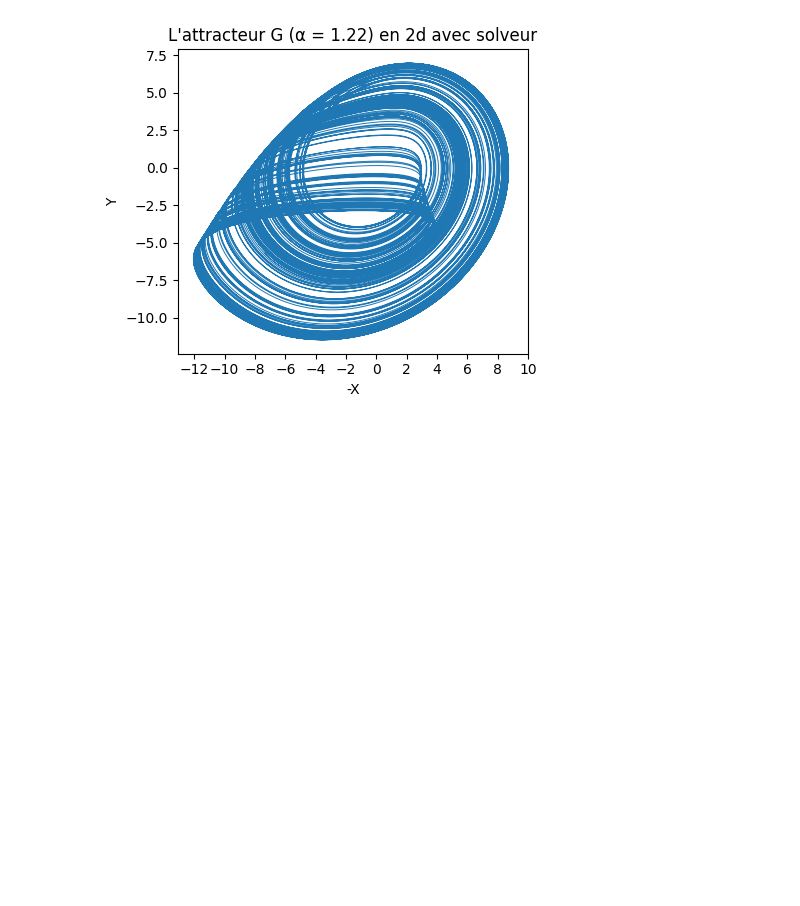
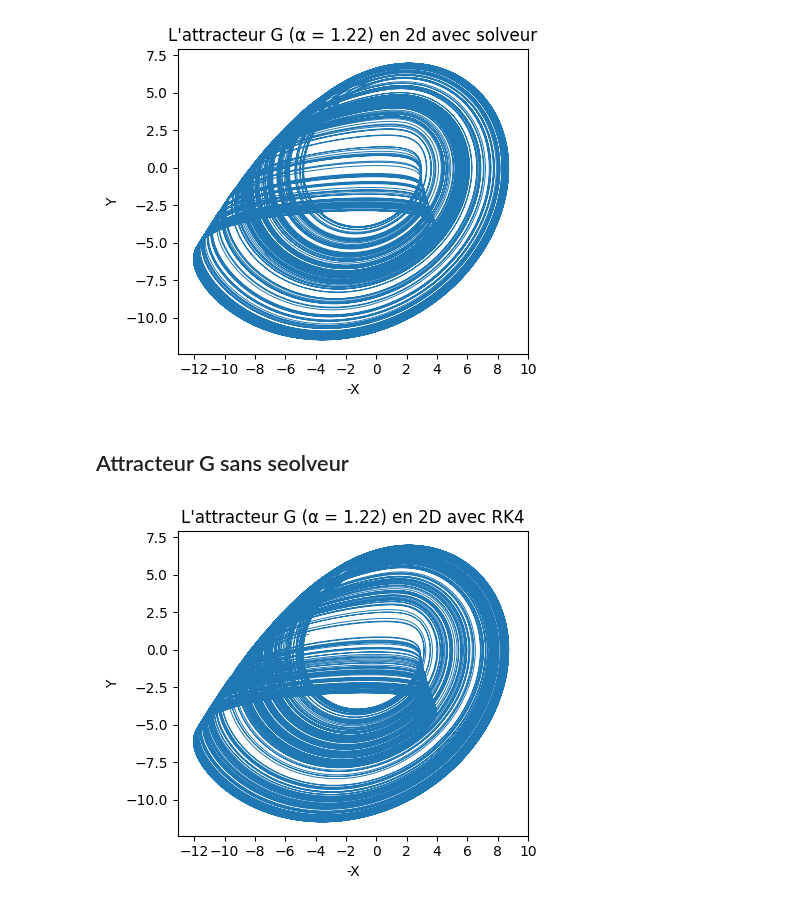
Before and after one commit to nadir-ogd/Analyse-des-attracteurs, a Jupyter notebook: code.ipynb, the cells around one changed output. Drawn from its saved outputs; the diff is of its cells as text; code cells hidden in the pictures; blank space fills up the shorter version.

Commit message:
attracteur G fait avec RK4

```diff
--- a/code.ipynb
+++ b/code.ipynb
@@ -86,3 +86,63 @@ plt.tight_layout()
 plt.show()
 # %% [output]
 [figure]
+# %% [markdown]
+## Attracteur G sans seolveur
+# %%
+import numpy as np
+import matplotlib.pyplot as plt
+
+def rossler_attractor(t, u, alpha):
+    x, y, z = u
+    a = 0.2 + 0.09 * alpha
+    b = 0.2 - 0.06 * alpha
+    c = 5.7 - 1.18 * alpha
+
+    dx_dt = -y - z
+    dy_dt = x + a * y
+    dz_dt = b + z * (x - c)
+
+    return np.array([dx_dt, dy_dt, dz_dt])
+
+def runge_kutta_method(system, initial_conditions, t_values, alpha):
+    h = t_values[1] - t_values[0]
+    num_points = len(t_values)
+
+    results = np.zeros((num_points, len(initial_conditions)))
+    results[0, :] = initial_conditions
+
+    for i in range(1, num_points):
+        k1 = h * system(t_values[i-1], results[i-1, :], alpha)
+        k2 = h * system(t_values[i-1] + h/2, results[i-1, :] + k1/2, alpha)
+        k3 = h * system(t_values[i-1] + h/2, results[i-1, :] + k2/2, alpha)
+        k4 = h * system(t_values[i-1] + h, results[i-1, :] + k3, alpha)
+
+        results[i, :] = results[i-1, :] + (k1 + 2*k2 + 2*k3 + k4)/6
+
+    return results
+
+# Paramètres
+alpha = 1.22
+initial_conditions = [5.288888888, 0, 0]
+t_values = np.linspace(0, 1000, 100000)
+
+# Appliquer la méthode de Runge-Kutta pour résoudre les équations différentielles
+results = runge_kutta_method(rossler_attractor, initial_conditions, t_values, alpha)
+
+# Visualisation en 3D de l'attracteur chaotique
+fig = plt.figure(figsize=(12, 4))
+
+# 2D projection X-Y
+ax1 = fig.add_subplot(131)
+ax1.plot(-results[:, 0], results[:, 1], lw=0.7)
+ax1.set_xlabel('-X')
+ax1.set_ylabel('Y')
+ax1.set_title("L'attracteur G (α = 1.22) en 2D avec RK4")
+
+# Set x-axis points from -12 to 10 with an interval of 2
+ax1.set_xticks(np.arange(-12, 12, step=2))
+
+plt.tight_layout()
+plt.show()
+# %% [output]
+[figure, added]
```
